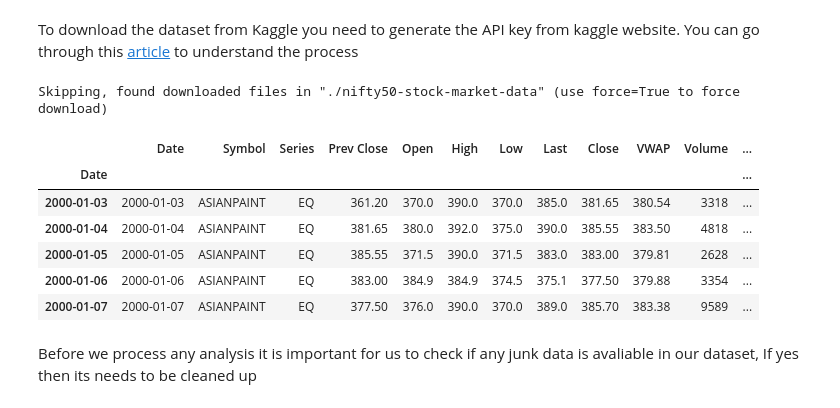
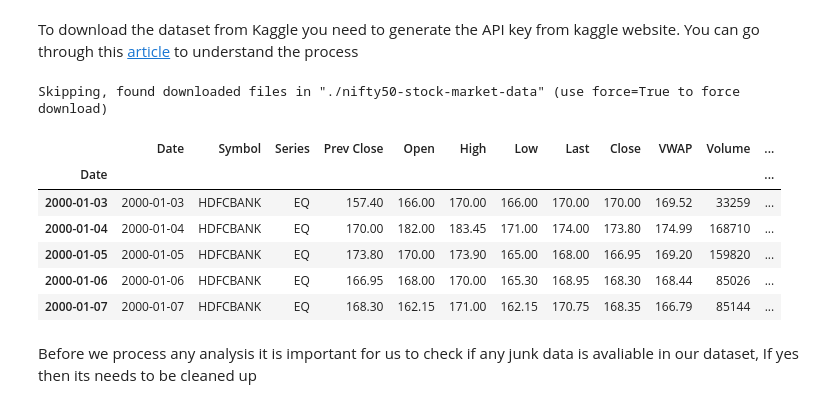
Before and after one commit to hargurjeet/MachineLearning, a Jupyter notebook: Nifty_50_Time_Series_Forecasting.ipynb, the cells around one changed output. Drawn from its saved outputs; the diff is of its cells as text; code cells hidden in the pictures.

```diff
--- a/Nifty_50_Time_Series_Forecasting.ipynb
+++ b/Nifty_50_Time_Series_Forecasting.ipynb
@@ -113,19 +113,19 @@ To download the dataset from Kaggle you need to generate the API key from kaggle
 # %%
 # using pandas library to import the dataset
 # Setting the data columns to index and for the convience to perfrom data analysis
 od.download('https://www.kaggle.com/rohanrao/nifty50-stock-market-data?select=ASIANPAINT.csv')
-df = pd.read_csv("/content/nifty50-stock-market-data/ASIANPAINT.csv")
+df = pd.read_csv("/content/nifty50-stock-market-data/HDFCBANK.csv")
 df.set_index("Date", drop=False, inplace=True)
 df.head()
 # %% [output]
 Skipping, found downloaded files in "./nifty50-stock-market-data" (use force=True to force download)
 |  | Date | Symbol | Series | Prev Close | Open | High | Low | Last | Close | VWAP | Volume | ... |
 | Date |  |  |  |  |  |  |  |  |  |  |  | ... |
-| 2000-01-03 | 2000-01-03 | ASIANPAINT | EQ | 361.20 | 370.0 | 390.0 | 370.0 | 385.0 | 381.65 | 380.54 | 3318 | ... |
-| 2000-01-04 | 2000-01-04 | ASIANPAINT | EQ | 381.65 | 380.0 | 392.0 | 375.0 | 390.0 | 385.55 | 383.50 | 4818 | ... |
-| 2000-01-05 | 2000-01-05 | ASIANPAINT | EQ | 385.55 | 371.5 | 390.0 | 371.5 | 383.0 | 383.00 | 379.81 | 2628 | ... |
-| 2000-01-06 | 2000-01-06 | ASIANPAINT | EQ | 383.00 | 384.9 | 384.9 | 374.5 | 375.1 | 377.50 | 379.88 | 3354 | ... |
-| 2000-01-07 | 2000-01-07 | ASIANPAINT | EQ | 377.50 | 376.0 | 390.0 | 370.0 | 389.0 | 385.70 | 383.38 | 9589 | ... |
+| 2000-01-03 | 2000-01-03 | HDFCBANK | EQ | 157.40 | 166.00 | 170.00 | 166.00 | 170.00 | 170.00 | 169.52 | 33259 | ... |
+| 2000-01-04 | 2000-01-04 | HDFCBANK | EQ | 170.00 | 182.00 | 183.45 | 171.00 | 174.00 | 173.80 | 174.99 | 168710 | ... |
+| 2000-01-05 | 2000-01-05 | HDFCBANK | EQ | 173.80 | 170.00 | 173.90 | 165.00 | 168.00 | 166.95 | 169.20 | 159820 | ... |
+| 2000-01-06 | 2000-01-06 | HDFCBANK | EQ | 166.95 | 168.00 | 170.00 | 165.30 | 168.95 | 168.30 | 168.44 | 85026 | ... |
+| 2000-01-07 | 2000-01-07 | HDFCBANK | EQ | 168.30 | 162.15 | 171.00 | 162.15 | 170.75 | 168.35 | 166.79 | 85144 | ... |
 # %% [markdown]
 Before we process any analysis it is important for us to check if any junk data is avaliable in our dataset, If yes then its needs to be cleaned up
 # %%
```
Also changed, not shown: parts of 22 cells of this notebook.
